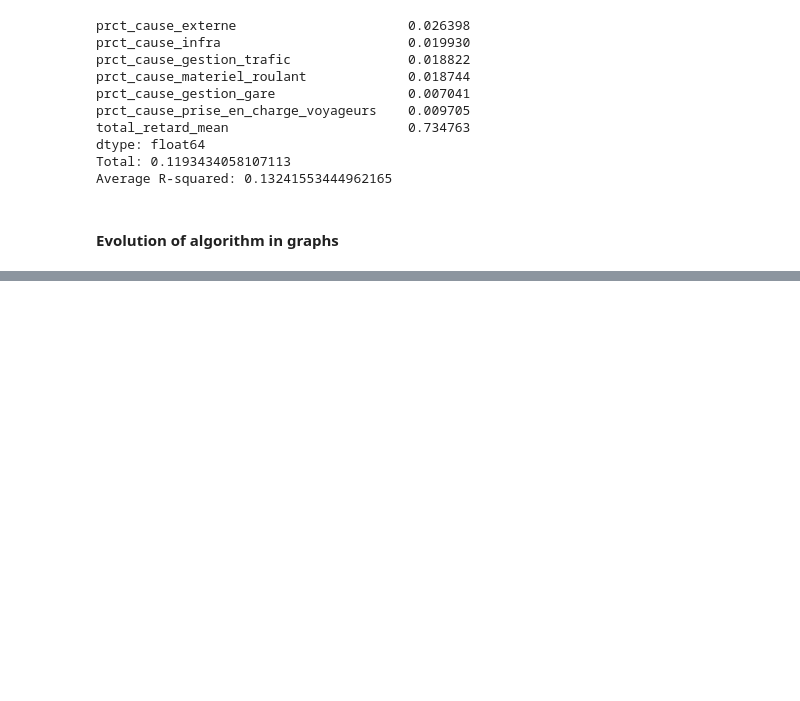
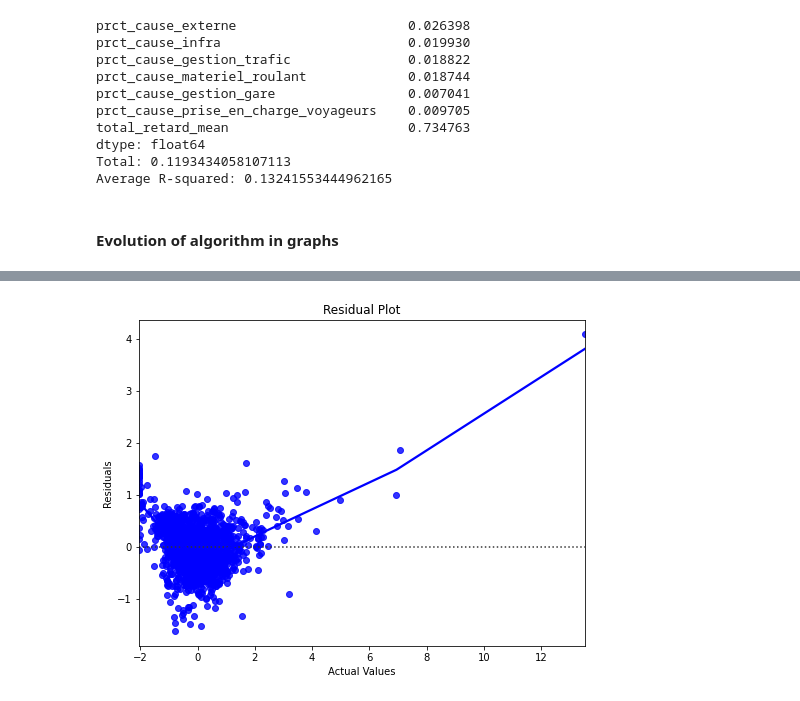
Before and after one commit to Lucasvitoriano25/PredDelay_TGVTrains, a Jupyter notebook: XgBoost.ipynb, the cells around one changed output, grey strips where cells are left out. Saved outputs shown, nothing was run; the diff lists cells and outputs as text; code cells hidden in the pictures; blank space fills up the shorter version.

```diff
--- a/XgBoost.ipynb
+++ b/XgBoost.ipynb
@@ -1691,3 +1733,16 @@ plt.show()
+# %%
+import matplotlib.pyplot as plt
+import seaborn as sns
+
+residuals = test_df_Y_retard - pred_y
+plt.figure(figsize=(8, 6))
+sns.residplot(x=test_df_Y_retard, y=residuals, lowess=True, color="b")
+plt.xlabel('Actual Values')
+plt.ylabel('Residuals')
+plt.title('Residual Plot')
+plt.show()
+# %% [output]
+[figure, added]
 # %%
 # predicting
 y_pred = multioutputregressor.predict(validate_df_X_dim_r)
```
Also changed, not shown: parts of 12 cells of this notebook.
